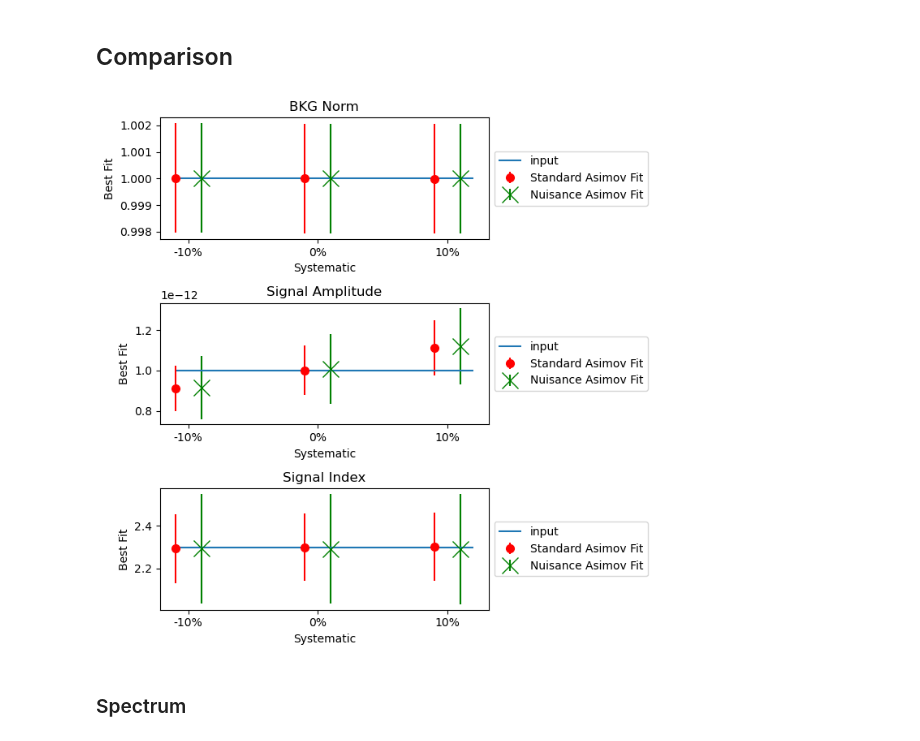
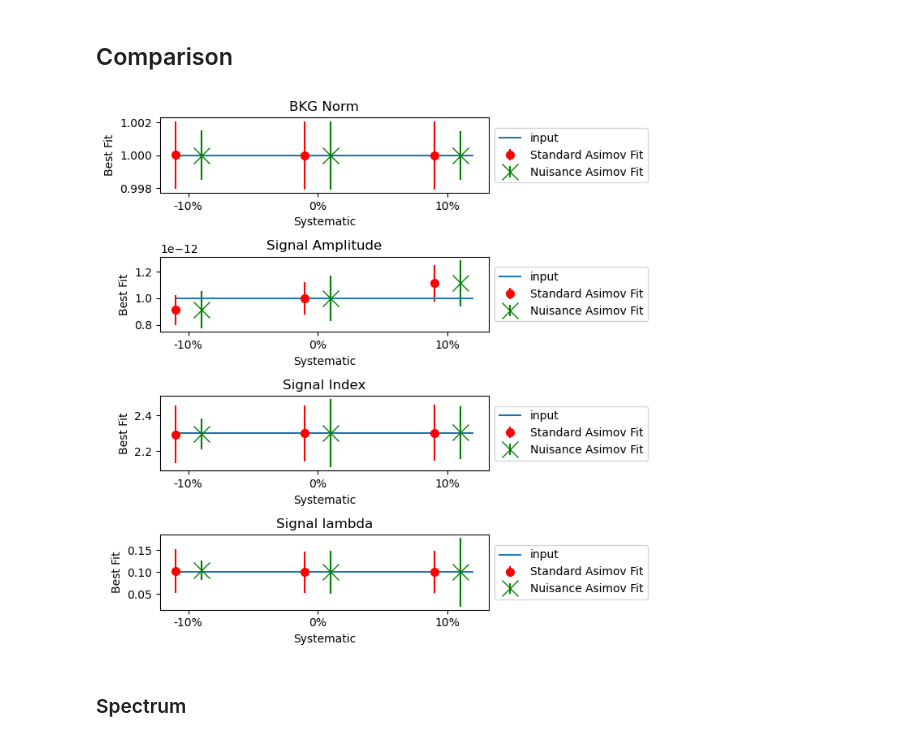
Before and after one commit to LudwigPeschik/nuisance_summary, a Jupyter notebook: Eff_area/energy_independent/2_implementation.ipynb, the cells around one changed output. Drawn from its saved outputs; the diff is of its cells as text; code cells hidden in the pictures.

```diff
--- a/Eff_area/energy_independent/2_implementation.ipynb
+++ b/Eff_area/energy_independent/2_implementation.ipynb
@@ -124,9 +127,10 @@ sys_d_pos = sys_dataset(dataset_asimov, factor_pos, False)
 dataset_pos_N = sys_d_pos.create_dataset_N()
 
 sigma_a = sigma
-sigma_i = 0.03
+sigma_i = sigma #??unclear
+sigma_l = sigma #??unclear
 
-penalising_covmatrix = [[1/sigma_a**2, 0], [0, 1/sigma_i**2]]
+penalising_covmatrix = [[1/sigma_a**2, 0, 0], [0, 1/sigma_i**2, 0], [0, 0, 1/sigma_l**2]]
 
 penalising_invcovmatrix =  penalising_covmatrix
 
@@ -231,10 +235,10 @@ for d in datasets_short:
 print()
 
 print("Best Fit Lambda Norm")
-lambdas = []
+lambdas_N = []
 value = dataset_asimov.models.parameters['lambda_'].value
 error = dataset_asimov.models.parameters['lambda_'].error
-lambdas.append((value, error))
+lambdas_N.append((value, error))
 print('====')
 print('Input')
 print(f'{value} pm {error}')
@@ -243,7 +247,7 @@ for d in datasets_short:
     value = d.models.parameters['lambda_'].value
     error = d.models.parameters['lambda_'].error
     print(f'{value} pm {error}')
-    lambdas.append((value, error))
+    lambdas_N.append((value, error))
 # %% [output]
 best fit amplitude
 ====
@@ -265,12 +269,13 @@ Input
 # %%
-fig, axs = plt.subplots(3,1)
+fig, axs = plt.subplots(4,1, figsize=(8,8))
 
 axs[0].set_title("BKG Norm")
 axs[1].set_title("Signal Amplitude")
 axs[2].set_title("Signal Index")
+axs[3].set_title("Signal lambda")
 
 
-labels_sys = [ '-10%', '0%', '10%']
+labels_sys = ['-10%', '0%', '10%']
 label = "Nuisance Asimov Fit"
 
 for i, a in enumerate(norms_N[1:]):
@@ -288,6 +293,11 @@ for i, a in enumerate(indices_N[1:]):
                    label = label)
 axs[2].hlines( indices_N[0][0], 1, 3, label = "input")
 
+for i, a in enumerate(lambdas_N[1:]):
+    axs[3].errorbar(x= i+1, y = a[0], yerr = a[1], fmt= 'x', color =  'green',markersize=14,
+                   label = label)
+axs[3].hlines(lambdas_N[0][0], 1, 3, label = "input")
+
 plt.tight_layout()
 for a in axs:
     handles, labels = plt.gca().get_legend_handles_labels()
@@ -417,12 +430,15 @@ with open('data/1_amplitudes.yaml') as file:
     amplitudes = yaml.load( file, Loader=yaml.FullLoader)
 with open('data/1_indices.yaml') as file:
     indices = yaml.load( file, Loader=yaml.FullLoader)
+with open('data/1_lambdas.yaml') as file:
+    lambdas = yaml.load( file, Loader=yaml.FullLoader)
 # %%
-fig, axs = plt.subplots(3,1, figsize= (7, 7))
+fig, axs = plt.subplots(4,1, figsize= (7, 7))
 
 axs[0].set_title("BKG Norm")
 axs[1].set_title("Signal Amplitude")
 axs[2].set_title("Signal Index")
+axs[3].set_title("Signal lambda")
 
 
 labels_sys = [ '-10%', '0%', '10%']
@@ -437,37 +453,44 @@ for i, a in enumerate(amplitudes[1:]):
 for i, a in enumerate(indices[1:]):
     axs[2].errorbar(x= i+0.9, y = a[0], yerr = a[1], fmt= 'o', color =  'red',markersize = 7,
                    label = label)
+for i, a in enumerate(lambdas[1:]):
+    axs[3].errorbar(x= i+0.9, y = a[0], yerr = a[1], fmt= 'o', color =  'red',markersize = 7,
+                   label = label)
 
 for i, a in enumerate(norms_N[1:]):
     label = "Nuisance Asimov Fit"
     axs[0].errorbar(x= i+1.1, y = a[0], yerr = a[1], fmt= 'x', color =  'green',markersize=14,
                    label = label)
 for i, a in enumerate(amplitudes_N[1:]):
     axs[1].errorbar(x= i+1.1, y = a[0], yerr = a[1], fmt= 'x', color =  'green',markersize=14,
                    label = label)
 for i, a in enumerate(indices_N[1:]):
     axs[2].errorbar(x= i+1.1, y = a[0], yerr = a[1], fmt= 'x', color =  'green',markersize=14,
                    label = label)
+for i, a in enumerate(lambdas_N[1:]):
+    axs[3].errorbar(x= i+1.1, y = a[0], yerr = a[1], fmt= 'x', color =  'green',markersize=14,
+                   label = label)
 axs[2].hlines( indices[0][0], 0.91, 3.2, label = "input")
 axs[0].hlines( norms[0][0], 0.91, 3.2, label = "input")
 axs[1].hlines( amplitudes[0][0], 0.91, 3.2, label = "input")
+axs[3].hlines( lambdas[0][0], 0.91, 3.2, label = "input")
 
 plt.tight_layout()
 for ax in axs:
     handles, labels = plt.gca().get_legend_handles_labels()
     by_label = dict(zip(labels, handles))
     ax.legend(by_label.values(), by_label.keys(), ncol = 1,
             loc='center left', bbox_to_anchor=(1, 0.5))
     ax.set_ylabel('Best Fit');
     ax.set_xlabel('Systematic');
     ax.set_xticks(np.arange(3)+1,labels_sys)
 
 
 #axs[0].set_ylim(0.85, 1.15)
 plt.tight_layout()
 fig.savefig("plots/2_best_fit_parameters_comparison.pdf")
 # %% [output]
-[figure, old version]
+[figure, new version]
 # %% [markdown]
 ### Spectrum
 # %%
```
Also changed, not shown: parts of 9 cells of this notebook, 28 other files.
